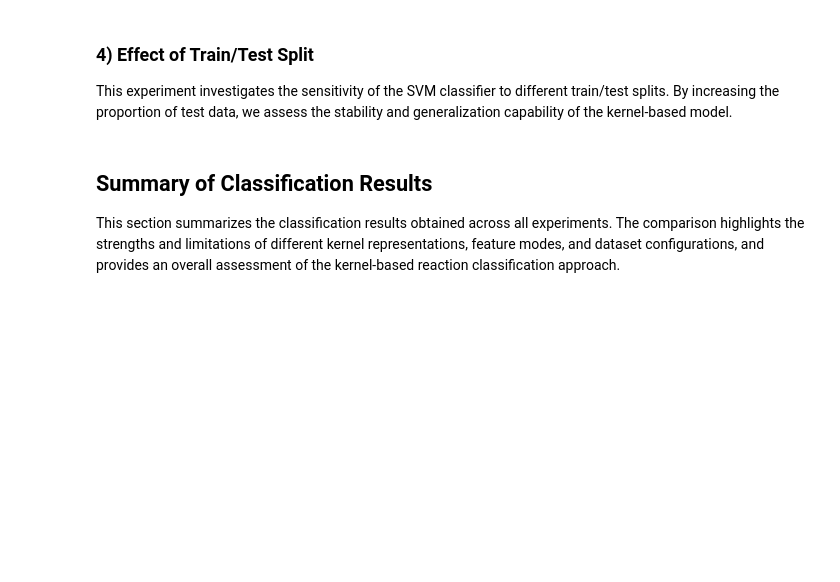
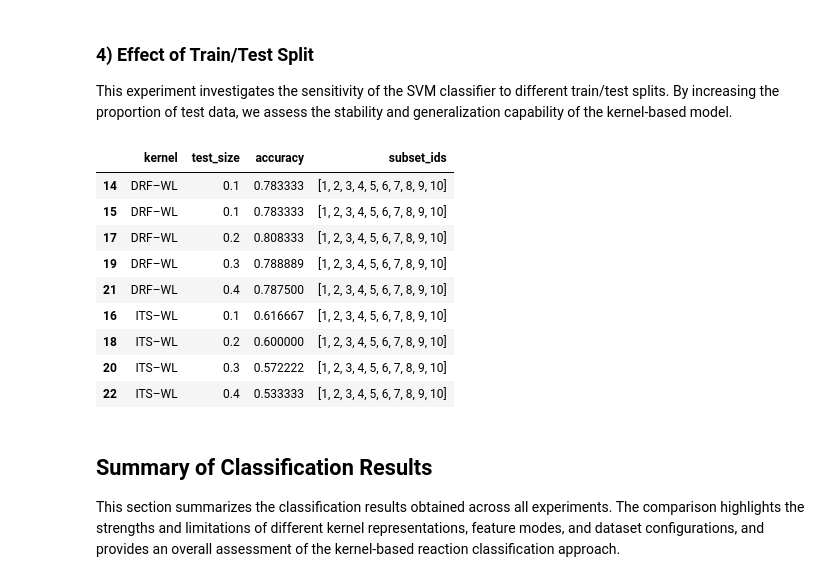
Before and after one commit to PatPatDango/reaction-kernels, a Jupyter notebook: notebooks/wp3.ipynb, the cells around one changed output. Drawn from its saved outputs; the diff is of its cells as text; code cells hidden in the pictures; blank space fills up the shorter version.

```diff
--- a/notebooks/wp3.ipynb
+++ b/notebooks/wp3.ipynb
@@ -673,34 +803,44 @@ for ts in [0.1, 0.2, 0.3, 0.4]:
     tag="S7_splits",
     kernel="DRF–WL",
     mode="edge",
     n=n,
     test_size=ts,
     C=C,
     seed=seed,
     res=res,
     subset_ids=subset_ids,
     )
-    add_result(tag, "DRF–WL", "edge", n, ts, C, seed, res, subset_ids=subset_ids)
 
     res = train_svm_from_precomputed_dir(
         precomp_dir=ITS_DIRS["edge"], feature_key="its_wl",
         subset_ids=subset_ids, n=n, test_size=ts, C=C, seed=seed,
         verbose=False,
     )
     add_result(
     tag="S7_splits",
     kernel="ITS–WL",
     mode="edge",
     n=n,
     test_size=ts,
     C=C,
     seed=seed,
     res=res,
     subset_ids=subset_ids,
     )
 
 df_results = pd.DataFrame(results)
 df_results[df_results["tag"]==tag][["kernel","test_size","accuracy","subset_ids"]].sort_values(["kernel","test_size"])
+# %% [output]
+|  | kernel | test_size | accuracy | subset_ids |
+| 14 | DRF–WL | 0.1 | 0.783333 | [1, 2, 3, 4, 5, 6, 7, 8, 9, 10] |
+| 15 | DRF–WL | 0.1 | 0.783333 | [1, 2, 3, 4, 5, 6, 7, 8, 9, 10] |
+| 17 | DRF–WL | 0.2 | 0.808333 | [1, 2, 3, 4, 5, 6, 7, 8, 9, 10] |
+| 19 | DRF–WL | 0.3 | 0.788889 | [1, 2, 3, 4, 5, 6, 7, 8, 9, 10] |
+| 21 | DRF–WL | 0.4 | 0.787500 | [1, 2, 3, 4, 5, 6, 7, 8, 9, 10] |
+| 16 | ITS–WL | 0.1 | 0.616667 | [1, 2, 3, 4, 5, 6, 7, 8, 9, 10] |
+| 18 | ITS–WL | 0.2 | 0.600000 | [1, 2, 3, 4, 5, 6, 7, 8, 9, 10] |
+| 20 | ITS–WL | 0.3 | 0.572222 | [1, 2, 3, 4, 5, 6, 7, 8, 9, 10] |
+| 22 | ITS–WL | 0.4 | 0.533333 | [1, 2, 3, 4, 5, 6, 7, 8, 9, 10] |
 # %% [markdown]
 ## Summary of Classification Results
 
```
Also changed, not shown: parts of 17 cells of this notebook.
